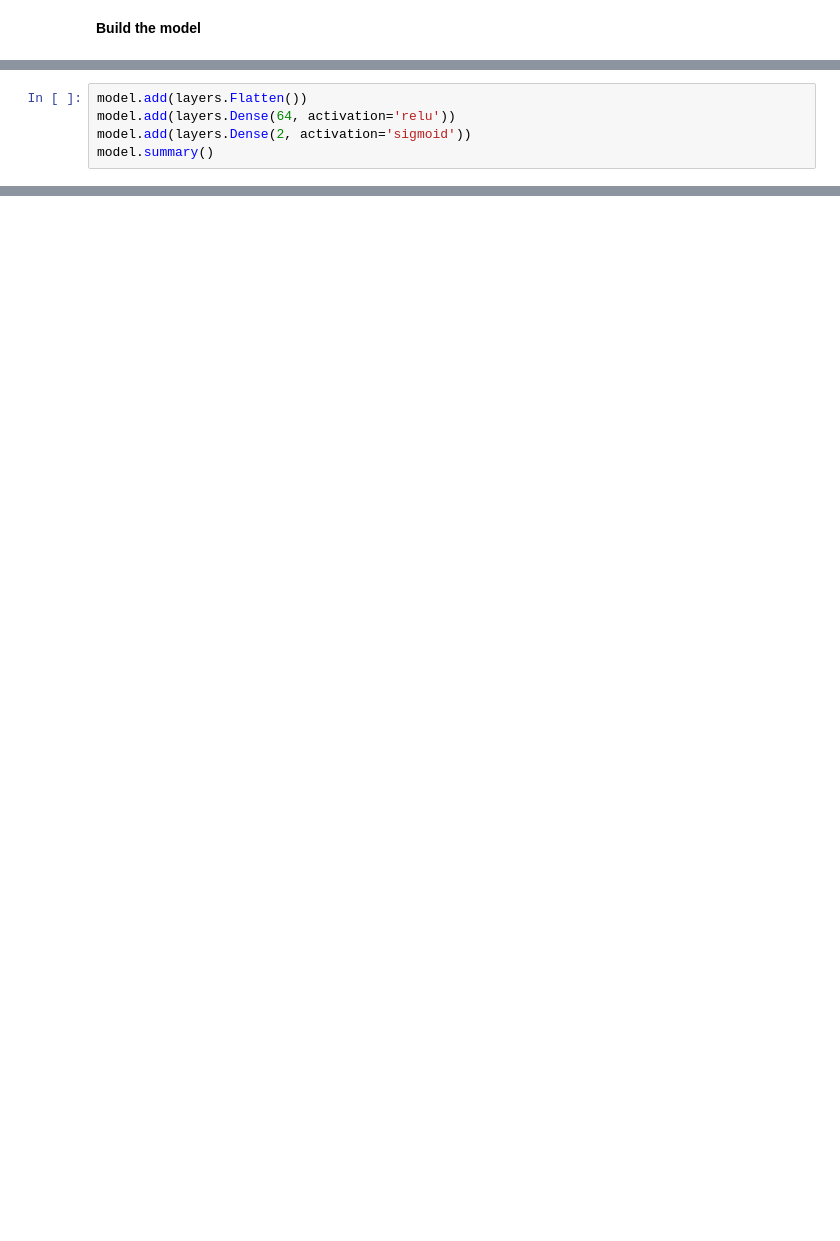
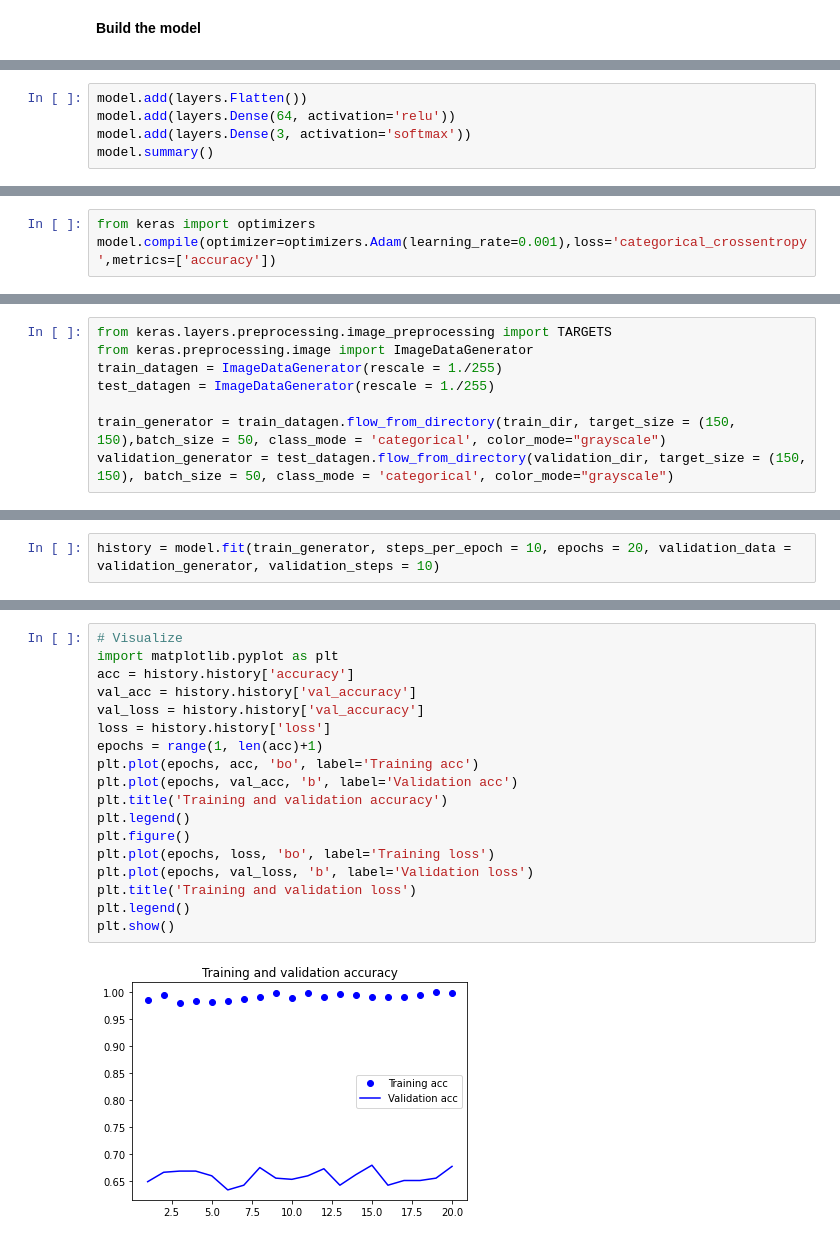
Before and after one commit to moronya/BreastCancer, a Jupyter notebook: breastCancer.ipynb, the cells around one changed output, grey strips where cells are left out. Cells and saved outputs as stored; diff of their text form; blank space fills up the shorter version.

Commit message:
Trained the first version of the model

```diff
--- a/breastCancer.ipynb
+++ b/breastCancer.ipynb
@@ -169,6 +166,6 @@ _________________________________________________________________
 # %%
 model.add(layers.Flatten())
 model.add(layers.Dense(64, activation='relu'))
-model.add(layers.Dense(2, activation='sigmoid'))
+model.add(layers.Dense(3, activation='softmax'))
 model.summary()
 # %% [output]
@@ -190,2 +187,5 @@ Trainable params: 101,058
 Non-trainable params: 0
 _________________________________________________________________
+# %%
+from keras import optimizers
+model.compile(optimizer=optimizers.Adam(learning_rate=0.001),loss='categorical_crossentropy',metrics=['accuracy'])
@@ -191,0 +194,8 @@ _________________________________________________________________
+# %%
+from keras.layers.preprocessing.image_preprocessing import TARGETS
+from keras.preprocessing.image import ImageDataGenerator
+train_datagen = ImageDataGenerator(rescale = 1./255)
+test_datagen = ImageDataGenerator(rescale = 1./255)
+
+train_generator = train_datagen.flow_from_directory(train_dir, target_size = (150, 150),batch_size = 50, class_mode = 'categorical', color_mode="grayscale")
+validation_generator = test_datagen.flow_from_directory(validation_dir, target_size = (150, 150), batch_size = 50, class_mode = 'categorical', color_mode="grayscale")
@@ -191,0 +205,2 @@ _________________________________________________________________
+# %%
+history = model.fit(train_generator, steps_per_epoch = 10, epochs = 20, validation_data = validation_generator, validation_steps = 10)
@@ -191,0 +225,20 @@ _________________________________________________________________
+# %%
+# Visualize
+import matplotlib.pyplot as plt
+acc = history.history['accuracy']
+val_acc = history.history['val_accuracy']
+val_loss = history.history['val_accuracy']
+loss = history.history['loss']
+epochs = range(1, len(acc)+1)
+plt.plot(epochs, acc, 'bo', label='Training acc')
+plt.plot(epochs, val_acc, 'b', label='Validation acc')
+plt.title('Training and validation accuracy')
+plt.legend()
+plt.figure()
+plt.plot(epochs, loss, 'bo', label='Training loss')
+plt.plot(epochs, val_loss, 'b', label='Validation loss')
+plt.title('Training and validation loss')
+plt.legend()
+plt.show()
+# %% [output]
+[figure, added]
```
Also changed, not shown: parts of 15 cells of this notebook.
